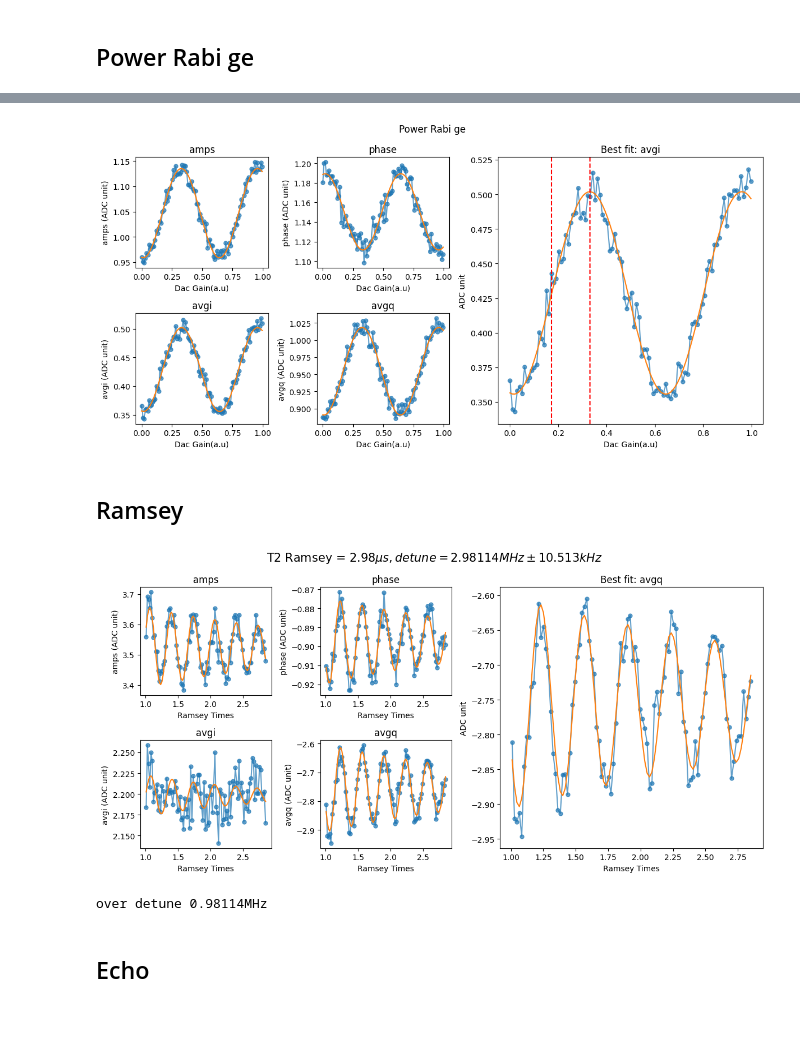
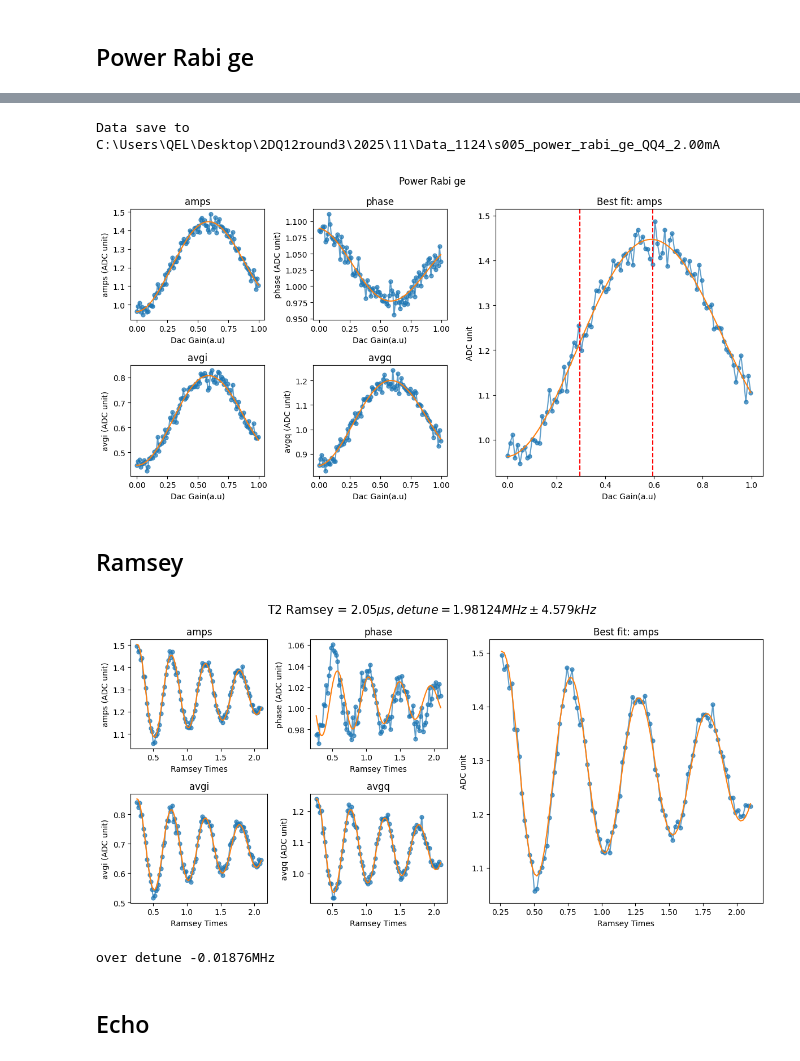
Before and after one commit to JayChien04717/SQD_soc, a Jupyter notebook: single_qubit_calibrate.ipynb, the cells around one changed output, grey strips where cells are left out. Drawn from its saved outputs; the diff is of its cells as text; code cells hidden in the pictures; blank space fills up the shorter version.

```diff
--- a/single_qubit_calibrate.ipynb
+++ b/single_qubit_calibrate.ipynb
@@ -108,7 +58,7 @@ phi = 0.5
 # %%
 from qick_workspace.scrip.s001_time_of_flight import TOF
 
-run_cfg = select_config_idx(config, qubit_idx)
+run_cfg = config_all.get_qubit(qubit)
 run_cfg.update(
     {
         "res_freq_ge": 6000,
@@ -123,5 +73,6 @@ tof = TOF(soc, soccfg, run_cfg)
 tof.run(100, liveplot=True)
 # tof.plot()
 
-config["trig_time"] = 0.49
+config_all.update("trig_time", 0.49, q_index=qubit)
+tof.saveLabber(qubit)
 # %% [output]
@@ -154,6 +107,3 @@ yoko.OutputOn()
 # # yoko.GetVoltage()
 # print(yoko.GetValue())
 # yoko_value = yoko.GetValue()
-# %%
-yoko_value = yoko.GetValue()
-yoko_value
@@ -479,19 +423,20 @@ Data save to C:\Users\QEL\Desktop\2DQ12round3\2025\11\Data_1118\003_qubit_flux_s
 from qick_workspace.scrip.s004_time_rabi_ge import Time_Rabi
 
 time_array = np.linspace(0.01, 1, 101)
-config["sigma"][qubit_idx] = 0.05
-config["relax_delay"] = 30  # [us]
-run_cfg = select_config_idx(config, qubit_idx)
+
+
+config_all.update("qb.sigma", 0.05, q_index=qubit)
+config_all.update("relax_delay", 30, q_index=qubit)
+
+run_cfg = config_all.get_qubit(qubit)
 run_cfg.update(
     [
         ("cooling", False),
-        ("qubit_ch", 14),
-        ("qubit_gain_ge", 0.5),
-
+        ("qbv_gain_ge", 0.5),
     ]
 )
 
 Trabi = Time_Rabi(soc, soccfg, run_cfg)
 a, b = Trabi.run(20, liveplot=True, time_axis=time_array)
-Trabi.saveLabber(qubit_idx, yoko_value=yoko_value)
+Trabi.saveLabber(qubit, yoko_value=yoko_value)
 # %% [output]
@@ -508,23 +454,22 @@ START_GAIN = 0.0  # [DAC units]
 STOP_GAIN = 1  # [DAC units]
 STEPS = 100
 
-config["sigma"][qubit_idx] = 0.2
-config["relax_delay"] = 50  # [us]
-run_cfg = select_config_idx(config, qubit_idx)
+config_all.update("qb.sigma", 0.05, q_index=qubit)
+config_all.update("relax_delay", 30, q_index=qubit)
+run_cfg = config_all.get_qubit(qubit)
 
 run_cfg.update(
     [
         ("steps", STEPS),
-        ("qubit_gain_ge", QickSweep1D("gainloop", START_GAIN, STOP_GAIN)),
+        ("qb_gain_ge", QickSweep1D("gainloop", START_GAIN, STOP_GAIN)),
         ("cooling", False),
-        ("qubit_ch", 14),
+        ("qb_ch", 7),
     ]
 )
 
 prabi = Amp_Rabi(soc, soccfg, run_cfg)
-config["qubit_pi_gain_ge"][qubit_idx], config["qubit_pi2_gain_ge"][qubit_idx] = (
-    prabi.run(20, liveplot=True)
-)
-
-prabi.saveLabber(qubit_idx, yoko_value=yoko_value)
+pi_gain, pi2_gain = prabi.run(20, liveplot=True)
+config_all.update("qb.pi_gain", pi_gain, q_index=qubit)
+config_all.update("qb.pi2_gain", pi_gain, q_index=qubit)
+prabi.saveLabber(qubit, yoko_value=yoko_value)
 # %% [output]
@@ -533,10 +479,11 @@ Data save to C:\Users\QEL\Desktop\2DQ12round3\2025\11\Data_1118\s005_power_rabi_
+Data save to C:\Users\QEL\Desktop\2DQ12round3\2025\11\Data_1124\s005_power_rabi_ge_QQ4_2.00mA
-[figure, old version]
+[figure, new version]
 # %% [markdown]
 ## Ramsey
 # %%
 from qick_workspace.scrip.s006_Ramsey_ge import Ramsey
 
-run_cfg = select_config_idx(config, qubit_idx)
+run_cfg = config_all.get_qubit(qubit)
 
 START_TIME = 0.0  # [us]
 STOP_TIME = 2  # [us]
@@ -546,8 +493,6 @@ run_cfg.update(
         ("steps", STEPS),
         ("wait_time", QickSweep1D("waitloop", START_TIME, STOP_TIME)),
         ("ramsey_freq", 2),
-        ("cooling", False),
-        ("qubit_ch", 5),
     ]
 )
 
@@ -555,11 +500,11 @@ t2r = Ramsey(soc, soccfg, run_cfg)
 t2r.run(20, liveplot=True)
 # t2r.saveLabber(qubit_idx, yoko_value=yoko_value)
 # %% [output]
-[figure, old version]
+[figure, new version]
 # %%
-config["qubit_freq_ge"][qubit_idx] = t2r.correct_detune()
+config_all.update("qb.qb_freq_ge", t2r.correct_detune(), qubit)
 # %% [output]
-over detune 0.98114MHz
+over detune -0.01876MHz
 # %% [markdown]
 ## Echo
 # %%
```
Also changed, not shown: parts of 24 cells of this notebook, 15 other files.
